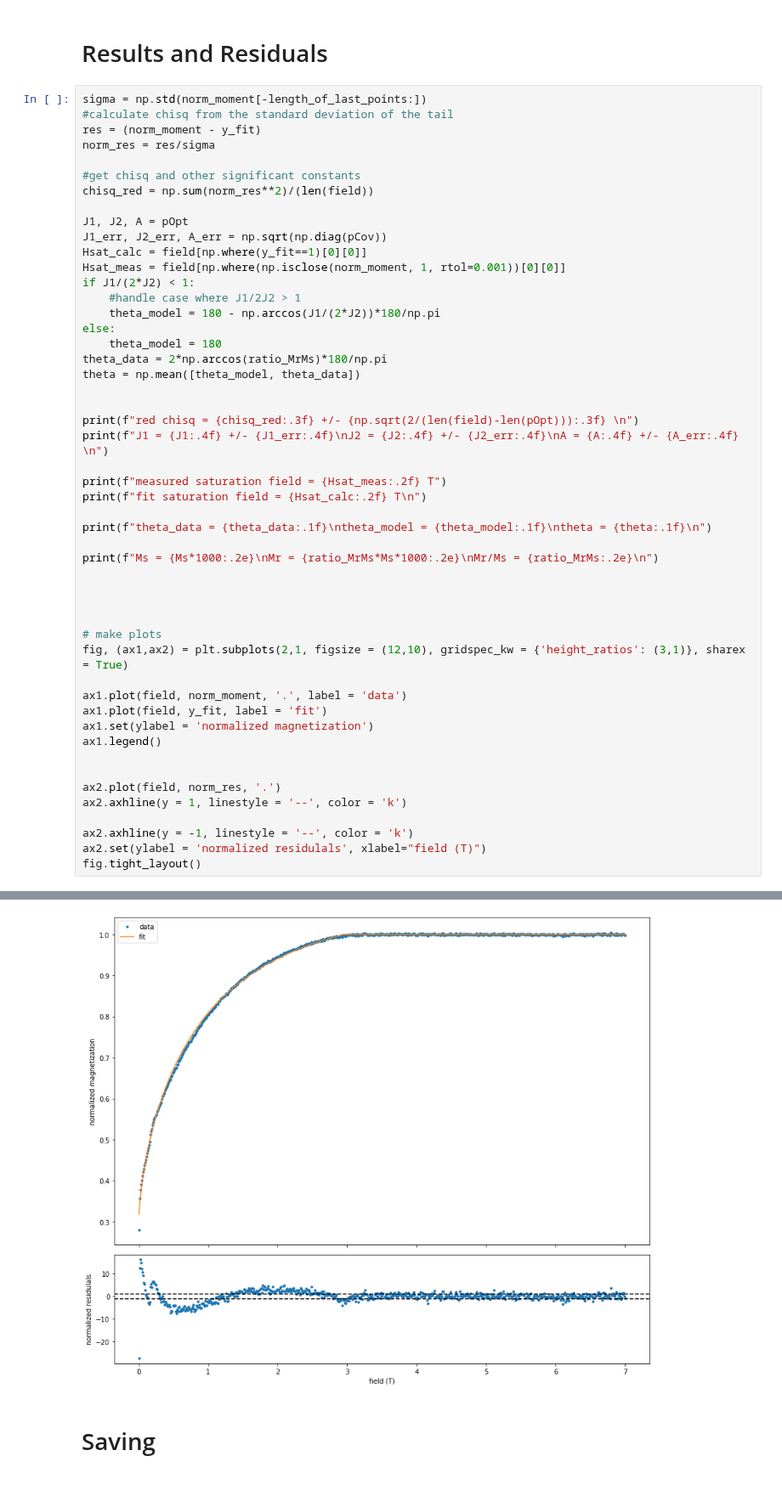
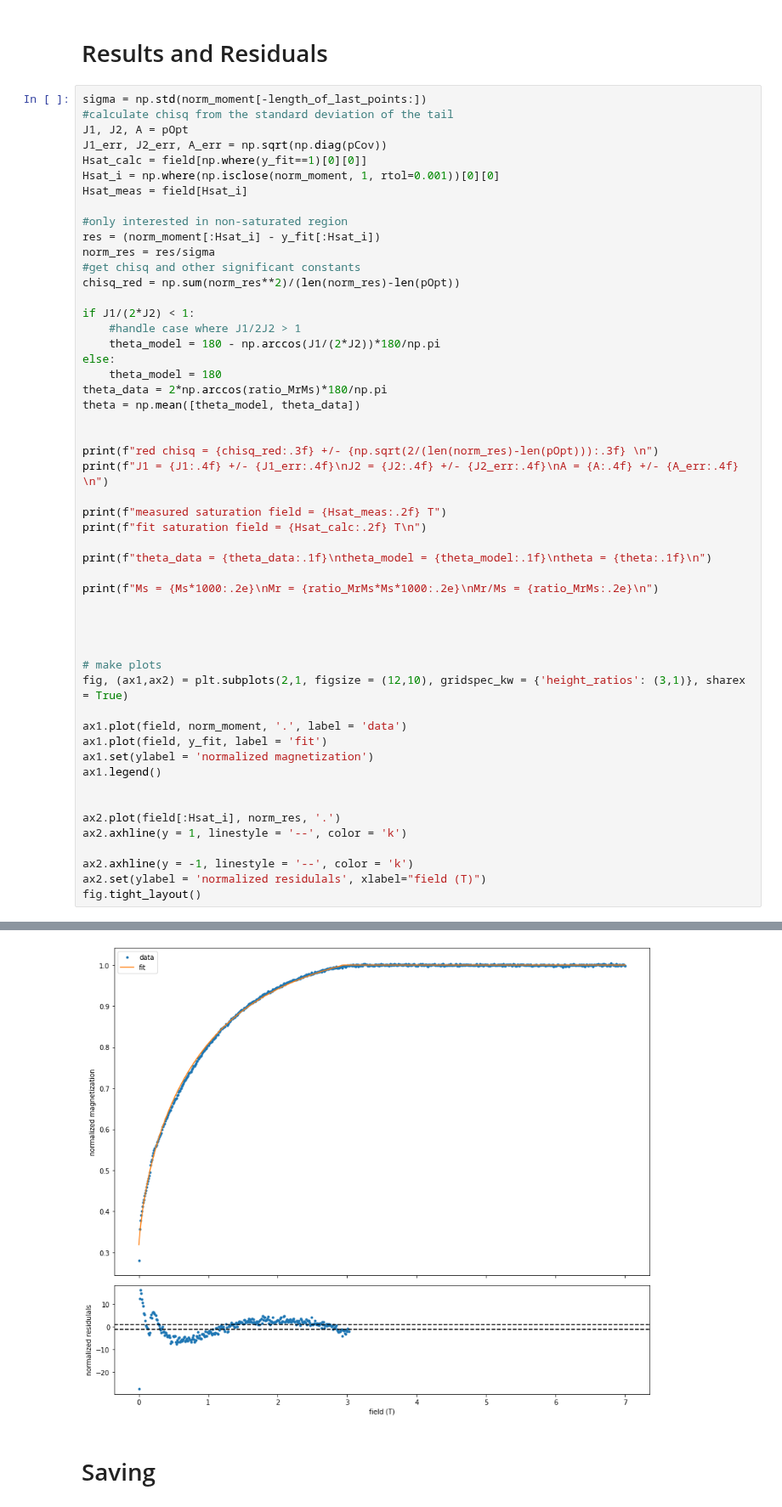
Before and after one commit to Elliot-Wadge/MagnetizationFitting, a Jupyter notebook: notebooks/clean_fitting-mpl.ipynb, the cells around one changed output, grey strips where cells are left out. Shown at 85% size. Saved outputs shown, nothing was run; the diff lists cells and outputs as text.

Commit message:
update chisq to disclude saturation region

```diff
--- a/notebooks/clean_fitting-mpl.ipynb
+++ b/notebooks/clean_fitting-mpl.ipynb
@@ -158,16 +158,18 @@ A = 2.9999999999999996
 # %%
 sigma = np.std(norm_moment[-length_of_last_points:])
 #calculate chisq from the standard deviation of the tail
-res = (norm_moment - y_fit)
-norm_res = res/sigma
-
-#get chisq and other significant constants
-chisq_red = np.sum(norm_res**2)/(len(field))
-
 J1, J2, A = pOpt
 J1_err, J2_err, A_err = np.sqrt(np.diag(pCov))
 Hsat_calc = field[np.where(y_fit==1)[0][0]]
-Hsat_meas = field[np.where(np.isclose(norm_moment, 1, rtol=0.001))[0][0]]
+Hsat_i = np.where(np.isclose(norm_moment, 1, rtol=0.001))[0][0]
+Hsat_meas = field[Hsat_i]
+
+#only interested in non-saturated region
+res = (norm_moment[:Hsat_i] - y_fit[:Hsat_i])
+norm_res = res/sigma
+#get chisq and other significant constants
+chisq_red = np.sum(norm_res**2)/(len(norm_res)-len(pOpt))
+
 if J1/(2*J2) < 1:
     #handle case where J1/2J2 > 1
     theta_model = 180 - np.arccos(J1/(2*J2))*180/np.pi
@@ -177,7 +179,7 @@ theta_data = 2*np.arccos(ratio_MrMs)*180/np.pi
 theta = np.mean([theta_model, theta_data])
 
 
-print(f"red chisq = {chisq_red:.3f} +/- {np.sqrt(2/(len(field)-len(pOpt))):.3f} \n")
+print(f"red chisq = {chisq_red:.3f} +/- {np.sqrt(2/(len(norm_res)-len(pOpt))):.3f} \n")
 print(f"J1 = {J1:.4f} +/- {J1_err:.4f}\nJ2 = {J2:.4f} +/- {J2_err:.4f}\nA = {A:.4f} +/- {A_err:.4f} \n")
 
 print(f"measured saturation field = {Hsat_meas:.2f} T")
@@ -199,7 +201,7 @@ ax1.set(ylabel = 'normalized magnetization')
 ax1.legend()
 
 
-ax2.plot(field, norm_res, '.')
+ax2.plot(field[:Hsat_i], norm_res, '.')
 ax2.axhline(y = 1, linestyle = '--', color = 'k')
 
 ax2.axhline(y = -1, linestyle = '--', color = 'k')
@@ -210,19 +212,19 @@ red chisq = 7.279 +/- 0.054
 
 J1 = 2.6907 +/- 0.0037
 J2 = 1.6889 +/- 0.0038
 A = 3.0000 +/- 0.0361
 
 measured saturation field = 3.03 T
 fit saturation field = 2.95 T
 
 theta_data = 180.0
 theta_model = 142.8
 theta = 161.4
 
 Ms = 1.38e+03
 Mr = 1.25e-01
 Mr/Ms = 9.09e-05
-[figure, old version]
+[figure, new version]
 # %% [markdown]
 # Saving
 # %%
```
Also changed, not shown: parts of 4 cells of this notebook, 2 other files.
